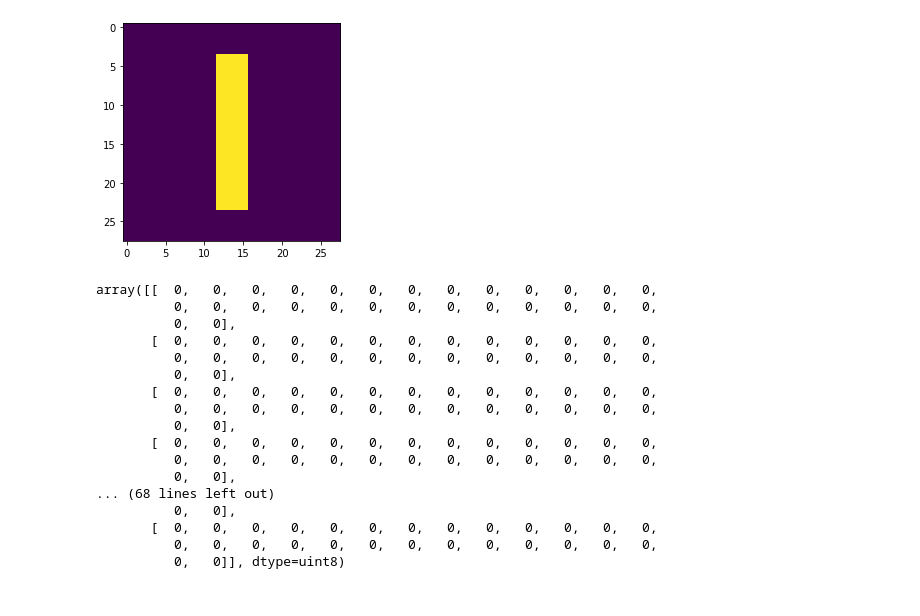
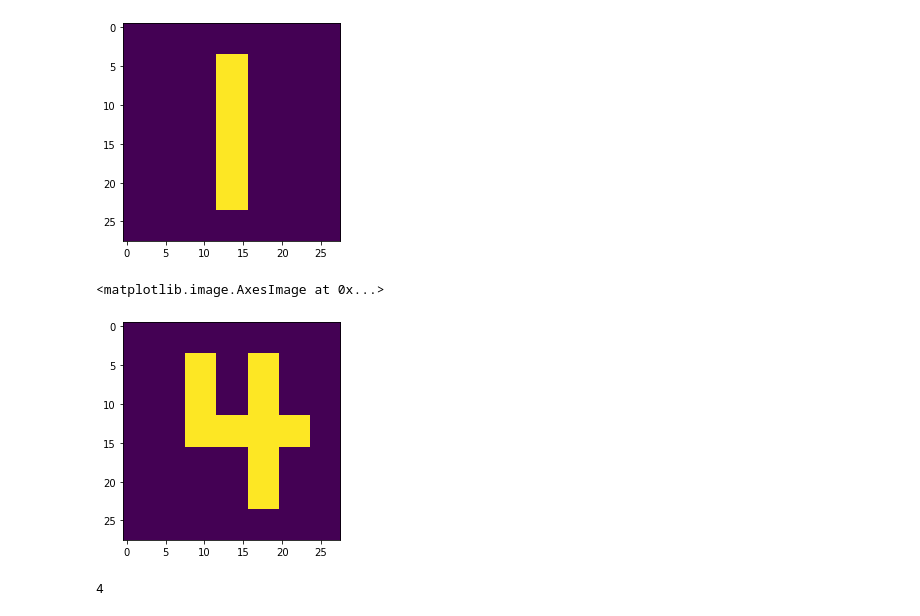
Before and after one commit to jotabulacios/MNIST_from_scratch, a Jupyter notebook: MNIST.ipynb, the cells around one changed output. Cells and saved outputs as stored; diff of their text form; code cells hidden in the pictures.

```diff
--- a/MNIST.ipynb
+++ b/MNIST.ipynb
@@ -244,23 +230,27 @@ x
 # %% [output]
 array([1])
 [figure]
-# %%
-X_train[2]
-# %% [output]
-array([[  0,   0,   0,   0,   0,   0,   0,   0,   0,   0,   0,   0,   0,
-          0,   0,   0,   0,   0,   0,   0,   0,   0,   0,   0,   0,   0,
-          0,   0],
-       [  0,   0,   0,   0,   0,   0,   0,   0,   0,   0,   0,   0,   0,
-          0,   0,   0,   0,   0,   0,   0,   0,   0,   0,   0,   0,   0,
-          0,   0],
-       [  0,   0,   0,   0,   0,   0,   0,   0,   0,   0,   0,   0,   0,
-          0,   0,   0,   0,   0,   0,   0,   0,   0,   0,   0,   0,   0,
-          0,   0],
-       [  0,   0,   0,   0,   0,   0,   0,   0,   0,   0,   0,   0,   0,
-          0,   0,   0,   0,   0,   0,   0,   0,   0,   0,   0,   0,   0,
-          0,   0],
-... (68 lines left out)
-          0,   0],
-       [  0,   0,   0,   0,   0,   0,   0,   0,   0,   0,   0,   0,   0,
-          0,   0,   0,   0,   0,   0,   0,   0,   0,   0,   0,   0,   0,
-          0,   0]], dtype=uint8)
+# %%
+# Esto deberia ser un 4
+
+
+
+l = [[0,0,0,0,0,0,0],
+     [0,0,1,0,1,0,0],
+     [0,0,1,0,1,0,0],
+     [0,0,1,1,1,1,0],
+     [0,0,0,0,1,0,0],
+     [0,0,0,0,1,0,0],
+     [0,0,0,0,0,0,0]]
+l= np.concatenate([np.concatenate([[x]*4 for x in y]*4) for y in l])
+plt.imshow(l.reshape(28,28))
+# %% [output]
+<matplotlib.image.AxesImage at 0x...>
+[figure, added]
+# %%
+x = l.reshape(1, -1).dot(l1)
+x = np.maximum(x, 0)
+x = x.dot(l2)
+np.argmax(x)
+# %% [output]
+4
```
Also changed, not shown: parts of 11 cells of this notebook.
